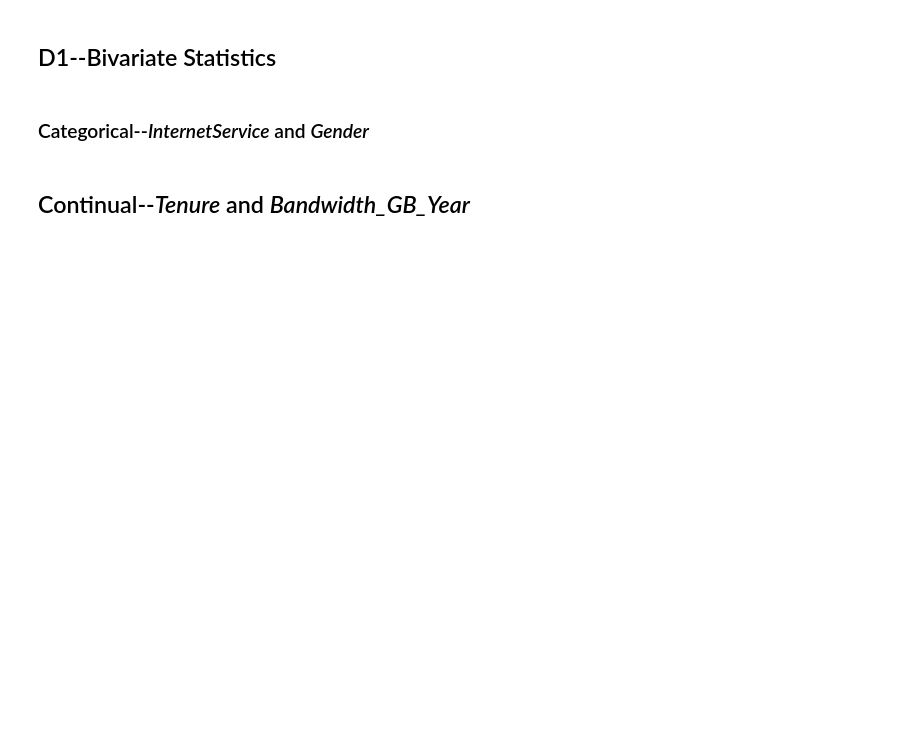
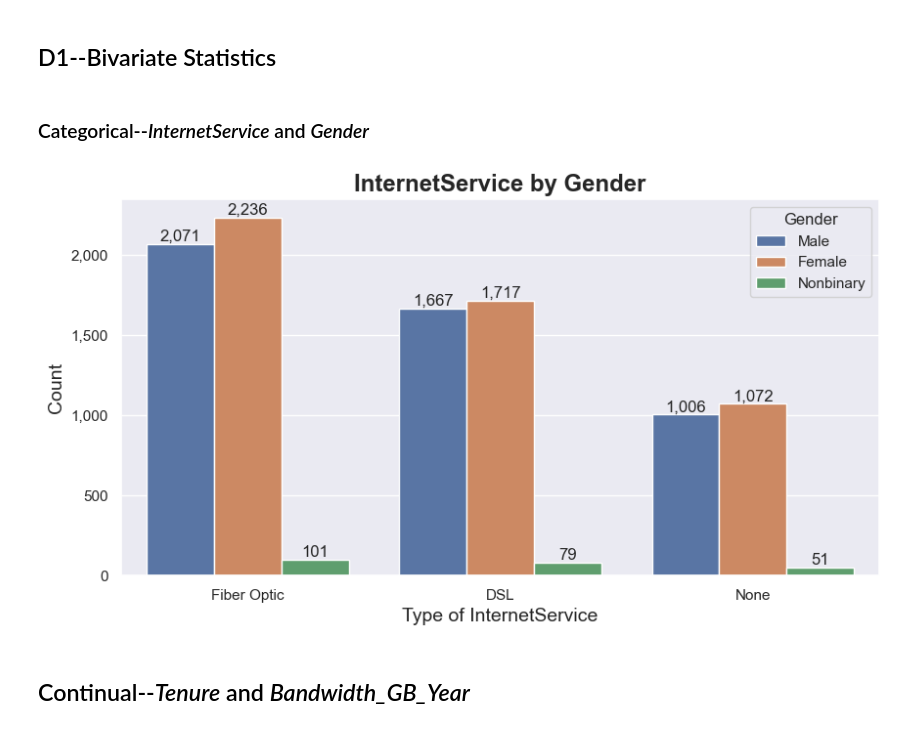
Before and after one commit to ordinaryusername1/D207, a Jupyter notebook: D207_Parker.ipynb, the cells around one changed output. Drawn from its saved outputs; the diff is of its cells as text; code cells hidden in the pictures; blank space fills up the shorter version.

```diff
--- a/D207_Parker.ipynb
+++ b/D207_Parker.ipynb
@@ -664,29 +1072,31 @@ df_ser_gen = df_ser_gen.reset_index() # if you don't .reset_index() you'll get a
 # %%
 fig, ax = plt.subplots(figsize=(10,5))
 
 sns.barplot(
     data=df_ser_gen,
     x="InternetService",
     y="occurences",
     hue="Gender",
     order=["Fiber Optic", "DSL", "None"],
     hue_order=["Male", "Female", "Nonbinary"] # tip of the cap to https://www.geeksforgeeks.org/seaborn-barplot-method-in-python/#
    )
 
 ax.set_title(label="InternetService by Gender", fontsize="x-large", weight="bold")
 ax.set_xlabel("Type of InternetService", fontsize=14)
-ax.set_ylabel("Occurences", fontsize=14)
+ax.set_ylabel("Count", fontsize=14)
 ax.yaxis.set_major_formatter(StrMethodFormatter('{x:,.0f}'))
 
 
 # for a in ax.containers: # tip of the hat to https://www.geeksforgeeks.org/how-to-show-values-on-seaborn-barplot/#
 #     ax.bar_label(a,fmt="{x:,.0f}") ## this is how to do it in v 3.7+ in MPL, I'm using an older version
 
 for a in ax.containers: # tip of the hat to https://www.geeksforgeeks.org/how-to-show-values-on-seaborn-barplot/#
     ax.bar_label(a, fmt="{}", labels=[f"{val:,.0f}" for val in a.datavalues]) # tip of the cap to https://stackoverflow.com/questions/70515542/adding-comma-to-bar-labels
 
 
 plt.show()
+# %% [output]
+[figure, added]
 # %% [markdown]
 ## Continual--_Tenure_ and _Bandwidth_GB_Year_
 # %%
```
Also changed, not shown: parts of 60 cells of this notebook.
